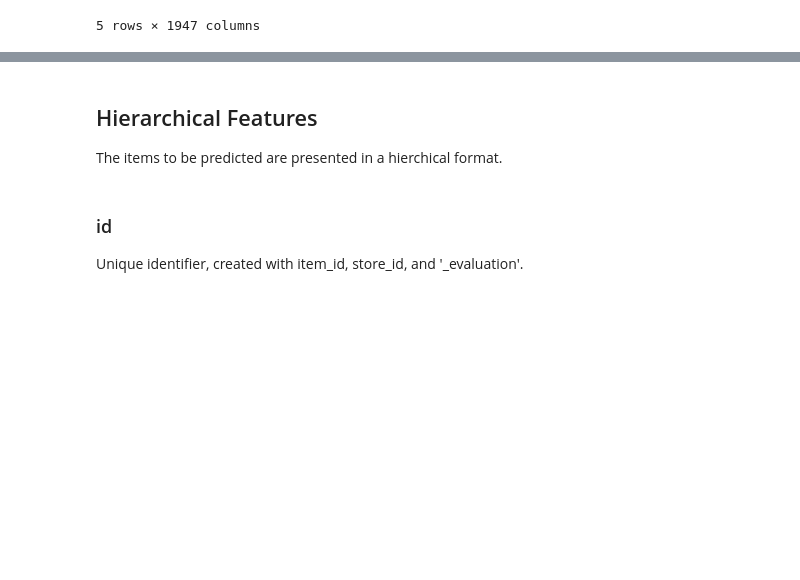
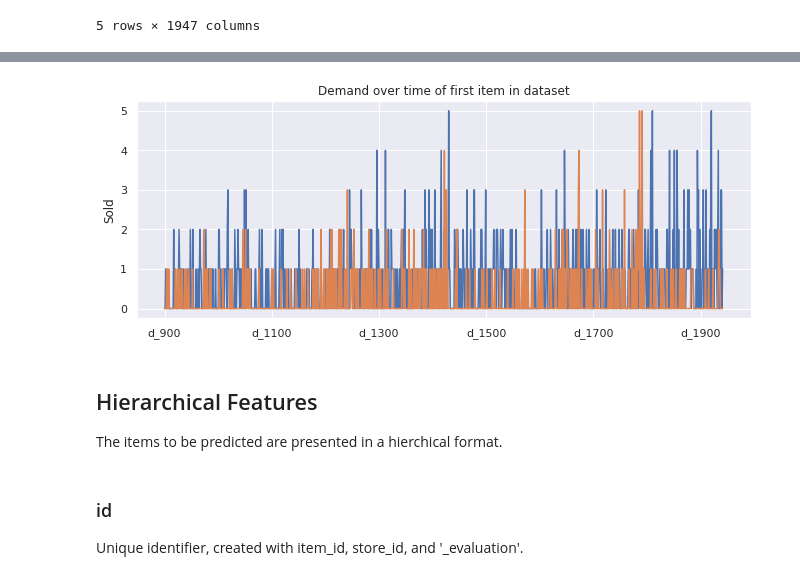
Before and after one commit to torokmg/m5-time-series, a Jupyter notebook: eda.ipynb, the cells around one changed output, grey strips where cells are left out. Saved outputs shown, nothing was run; the diff lists cells and outputs as text; code cells hidden in the pictures; blank space fills up the shorter version.

```diff
--- a/eda.ipynb
+++ b/eda.ipynb
@@ -422,3 +428,11 @@ sales_train_evaluation_df.head()
+# %%
+sales_train_evaluation_df.loc[0, 'd_900':].plot()
+sales_train_evaluation_df.loc[1, 'd_900':].plot()
+
+plt.title('Demand over time of first item in dataset')
+plt.ylabel('Sold');
+# %% [output]
+[figure, added]
 # %% [markdown]
 ## Hierarchical Features
 The items to be predicted are presented in a hierchical format.
```
Also changed, not shown: parts of 1 cell of this notebook.
